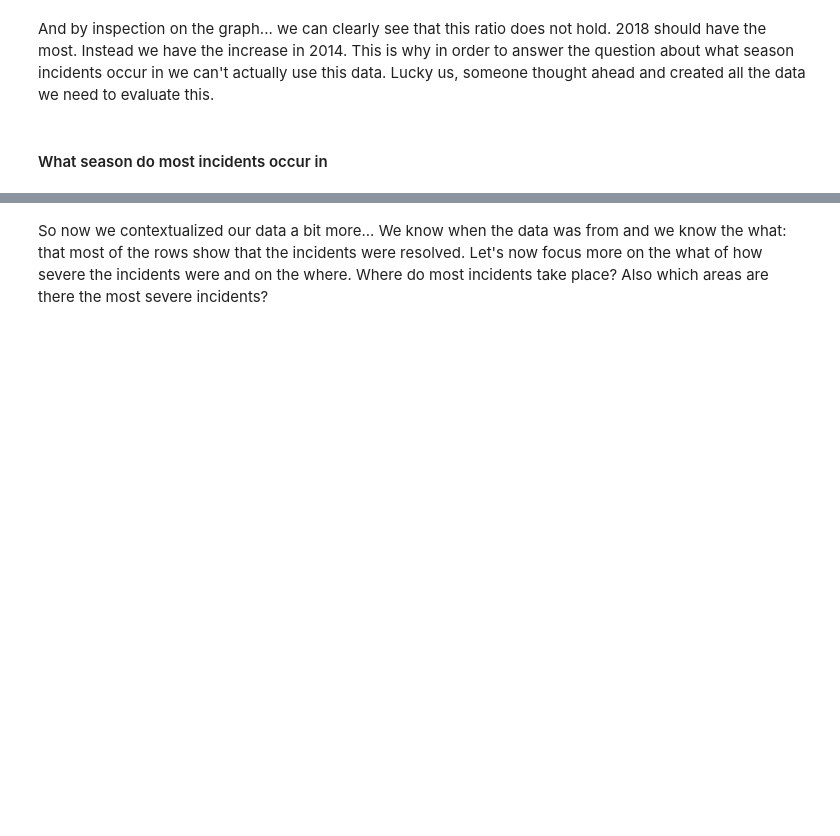
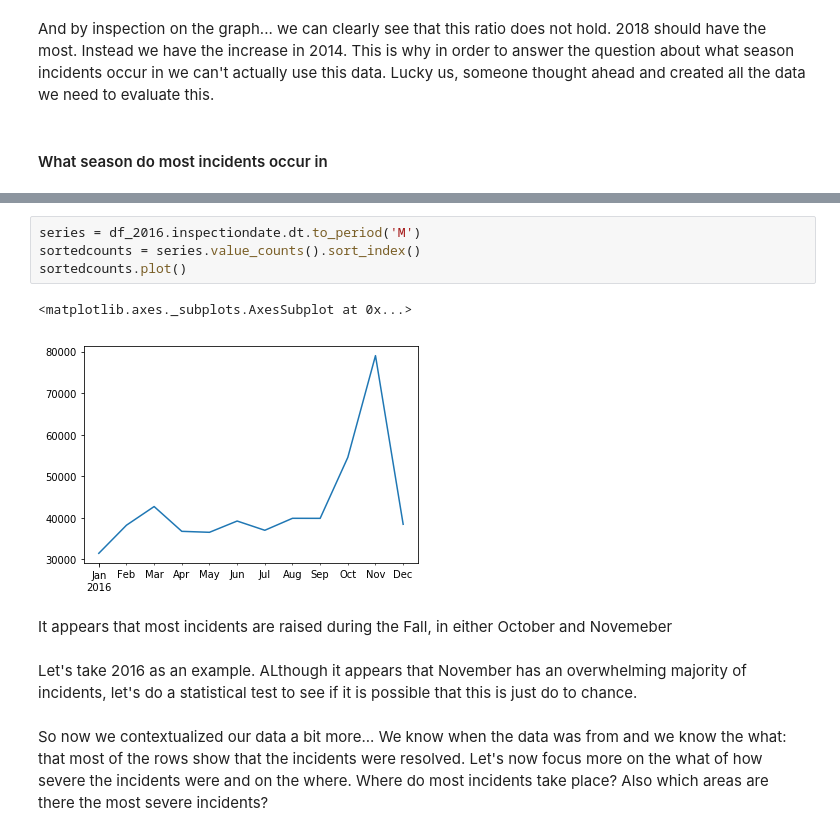
Before and after one commit to harisx91/NYCHousingMaintenanceCodeProject, a Jupyter notebook: notebooks/HousingViolationDataSetEda.ipynb, the cells around one changed output, grey strips where cells are left out. Cells and saved outputs as stored; diff of their text form; blank space fills up the shorter version.

```diff
--- a/notebooks/HousingViolationDataSetEda.ipynb
+++ b/notebooks/HousingViolationDataSetEda.ipynb
@@ -132,3 +148,14 @@ And by inspection on the graph... we can clearly see that this ratio does not ho
+# %%
+series = df_2016.inspectiondate.dt.to_period('M')
+sortedcounts = series.value_counts().sort_index()
+sortedcounts.plot()
+# %% [output]
+<matplotlib.axes._subplots.AxesSubplot at 0x...>
+[figure, added]
+# %% [markdown]
+It appears that most incidents are raised during the Fall, in either October and Novemeber
+# %% [markdown]
+Let's take 2016 as an example. ALthough it appears that November has an overwhelming majority of incidents, let's do a statistical test to see if it is possible that this is just do to chance.
 # %% [markdown]
 So now we contextualized our data a bit more... We know when the data was from and we know the what: that most of the rows show that the incidents were resolved. Let's now focus more on the what of how severe the incidents were and on the where. Where do most incidents take place? Also which areas are there the most severe incidents?
 # %%
```
Also changed, not shown: parts of 3 cells of this notebook, 1 other file.
